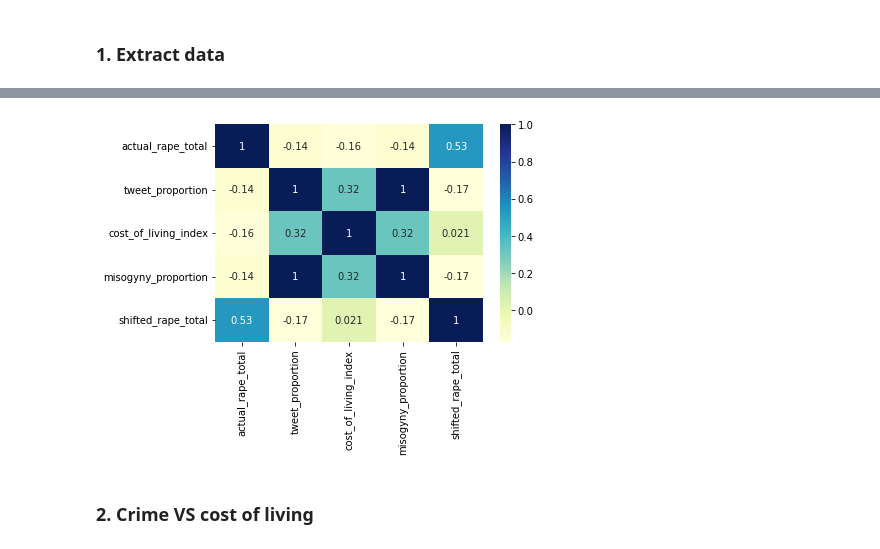
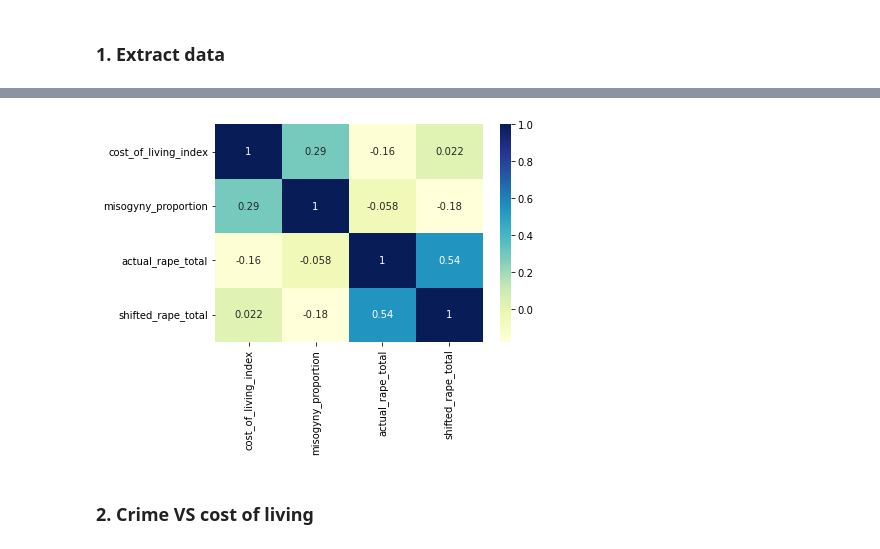
Before and after one commit to cenxi-si/DS-industry-project-group35, a Jupyter notebook: CCM_cost_of_living.ipynb, the cells around one changed output, grey strips where cells are left out. Saved outputs shown, nothing was run; the diff lists cells and outputs as text; code cells hidden in the pictures.

```diff
--- a/CCM_cost_of_living.ipynb
+++ b/CCM_cost_of_living.ipynb
@@ -15,7 +14,7 @@ np.seterr(divide='ignore', invalid='ignore')
 {'divide': 'ignore', 'over': 'warn', 'under': 'ignore', 'invalid': 'ignore'}
 # %%
 # from 2012-2020 9 years in total, 12 months for each year
-merged_df = pd.read_csv('./data/merged_all_data.csv',index_col=0)
+merged_df = pd.read_csv('./data/merged_data.csv',index_col=0)
 merged_df = merged_df.sort_values(by=['year','month'],ascending=[True, True])
 merged_df.shape
 # %% [output]
@@ -248,12 +247,13 @@ for i in range(len(state_list)):
 ### Part B: base on the countrywise
 # %%
 merged_data_use = merged_df.copy()
-#merged_data_use = merged_data_use[['USstate','year','month','actual_rape_total','cost_of_living_index']]
-#merged_data_use = merged_data_use.drop(columns=['nTweets_x','nTweets_y','population','Number of establishments (ESTAB)','Temperature','tweet_proportion','abbr'])
 merged_data_use['misogyny_proportion'] = merged_data_use['nTweets_y'] / merged_data_use['nTweets_x']
 merged_data_use = merged_data_use.groupby(['year','month']).sum()
 merged_data_use['shifted_rape_total'] = merged_data_use['actual_rape_total'] - merged_data_use['actual_rape_total'].shift(-1)
 merged_data_use['shifted_rape_total'] = merged_data_use['shifted_rape_total'].fillna(0)
-merged_data_use = merged_data_use.drop(columns=['nTweets_x','nTweets_y','population','Number of establishments (ESTAB)','Temperature'])
 merged_data_use
+#merged_data_use = merged_data_use.drop(columns=['nTweets_x','nTweets_y','population','Number of establishments (ESTAB)'])
+
+merged_data_use = merged_data_use[['cost_of_living_index', 'misogyny_proportion','actual_rape_total', 'shifted_rape_total']]
+merged_data_use
 # %% [output]
@@ -304,7 +299,7 @@ corr
 # %%
-dataplot = sb.heatmap(corr,cmap="YlGnBu", annot=True)
+dataplot = sns.heatmap(corr,cmap="YlGnBu", annot=True)
 # %% [output]
-[figure, old version]
+[figure, new version]
 # %% [markdown]
 ### 2. Crime VS cost of living
 # %% [markdown]
```
Also changed, not shown: parts of 22 cells of this notebook, 1 other file.
